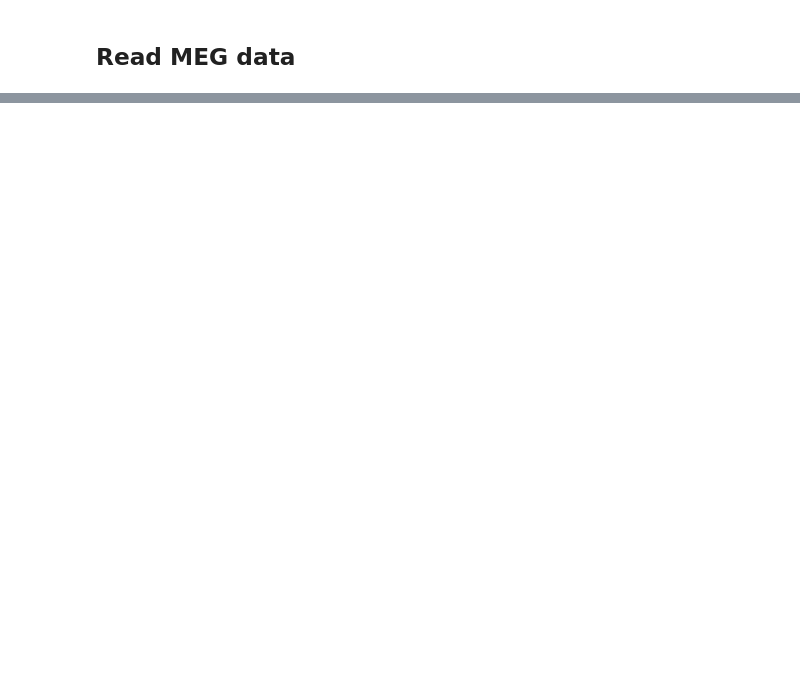
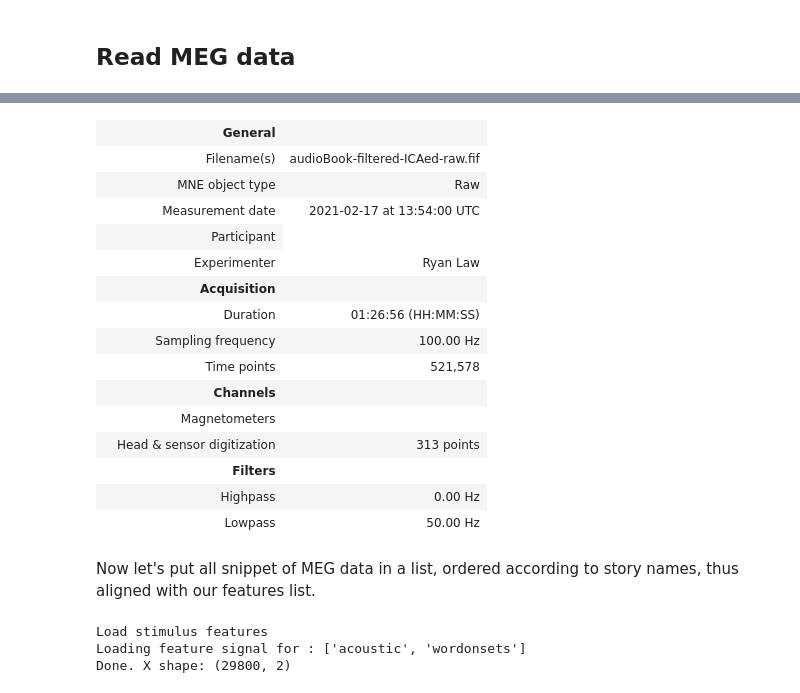
Before and after one commit to CNSP-Workshop/CNSP25_tutorial_HWeissbart, a Jupyter notebook: notebooks/part_2.ipynb, the cells around one changed output, grey strips where cells are left out. Saved outputs shown, nothing was run; the diff lists cells and outputs as text; code cells hidden in the pictures; blank space fills up the shorter version.

```diff
--- a/notebooks/part_2.ipynb
+++ b/notebooks/part_2.ipynb
@@ -216,12 +245,20 @@ def normalize_complex(sig):
 # %%
-# Low band
-fphase_low, fphase_high = 4, 7
-# High band
-famp_low, famp_high = 30, 49
-# Process data
-raw = raw.resample(100)
-phase_data = raw.copy().filter(l_freq=fphase_low, h_freq=fphase_high).apply_hilbert(envelope=False)
-amp_data = raw.copy().filter(l_freq=famp_low, h_freq=famp_high).apply_hilbert(envelope=True)
+compute_pac = False
+
+if compute_pac:
+    # Low band
+    fphase_low, fphase_high = 4, 7
+    # High band
+    famp_low, famp_high = 30, 49
+    # Process data
+    phase_data = raw.copy().filter(l_freq=fphase_low, h_freq=fphase_high).apply_hilbert(envelope=False) # This still need to be normalised in order to extract e^(iphi(t))
+    amp_data = raw.copy().filter(l_freq=famp_low, h_freq=famp_high).apply_hilbert(envelope=True) # This directly gets us the amplitude signal r(t)
+    phase_data = phase_data.apply_function(normalize_complex) # This recovers e^(iphi(t))
+    analytical = phase_data.copy()
+    analytical._data *= amp_data._data # Final compound analytical signal z(t)
+else:
+    analytical = raw
+    analytical.filter(0.5, 12)
 # %% [output]
 Filtering raw data in 1 contiguous segment
 Setting up band-pass filter from 4 - 7 Hz
@@ -259,4 +295,19 @@ NameError: name 'np' is not defined
 # %%
-phase_data = phase_data.apply_function(normalize_complex)
-# phase_data = mne.filter.filter_data(data=raw._data, sfreq=raw.info['sfreq'], l_freq=fphase_low, h_freq=fphase_high)
-# amp_data = mne.filter.filter_data(data=raw._data, sfreq=raw.info['sfreq'], l_freq=famp_low, h_freq=famp_high)
+analytical
+# %% [output]
+|  | General |  |
+|  | Filename(s) | audioBook-filtered-ICAed-raw.fif |
+|  | MNE object type | Raw |
+|  | Measurement date | 2021-02-17 at 13:54:00 UTC |
+|  | Participant |
+|  | Experimenter | Ryan Law |
+|  | Acquisition |  |
+|  | Duration | 01:26:56 (HH:MM:SS) |
+|  | Sampling frequency | 100.00 Hz |
+|  | Time points | 521,578 |
+|  | Channels |  |
+|  | Magnetometers |  |
+|  | Head & sensor digitization | 313 points |
+|  | Filters |  |
+|  | Highpass | 0.00 Hz |
+|  | Lowpass | 50.00 Hz |
@@ -267,0 +318,19 @@ del raw, amp_data, phase_data
+# %% [markdown]
+Now let's put all snippet of MEG data in a list, ordered according to story names, thus aligned with our features list.
+# %%
+fs = analytical.info['sfreq']
+onsets_per_story = get_story_sample_onsets(events)
+X = get_feature_signal(stories=storynames[:9])
+
+def get_meg_list_per_story(story_onsets: dict, feat_list: List[NDArray], fs=100) -> List[NDArray]:
+    Y = []
+    for k, s in enumerate(storynames[:len(feat_list)]):
+        tstart = story_onsets[s]
+        start_sample = int(np.round(tstart * fs))
+        end_sample = start_sample + len(feat_list[k])
+        Y.append(analytical._data.T[start_sample:end_sample]) # Sample first
+    return Y
+# %% [output]
+Load stimulus features
+Loading feature signal for : ['acoustic', 'wordonsets']
+Done. X shape: (29800, 2)
```
Also changed, not shown: parts of 22 cells of this notebook, 2 other files.
